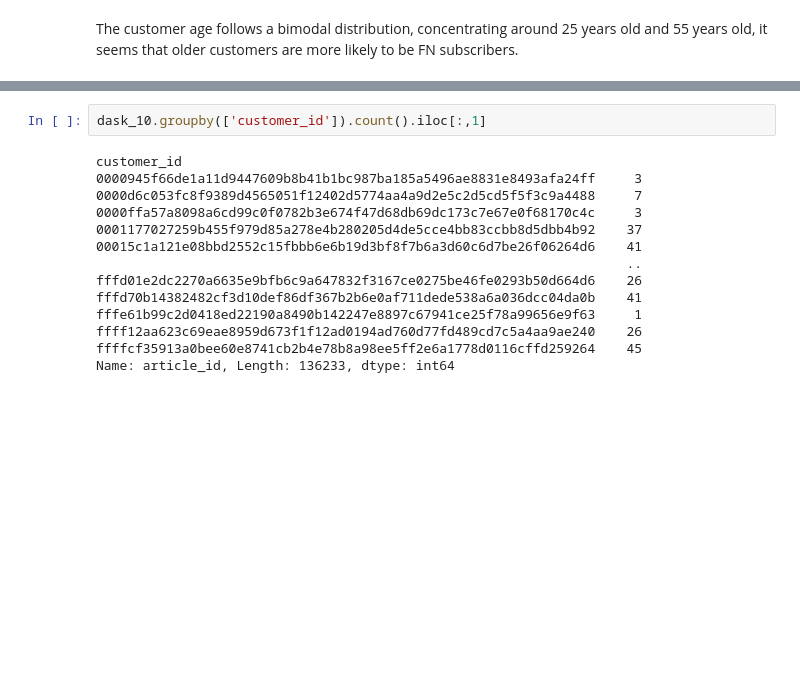
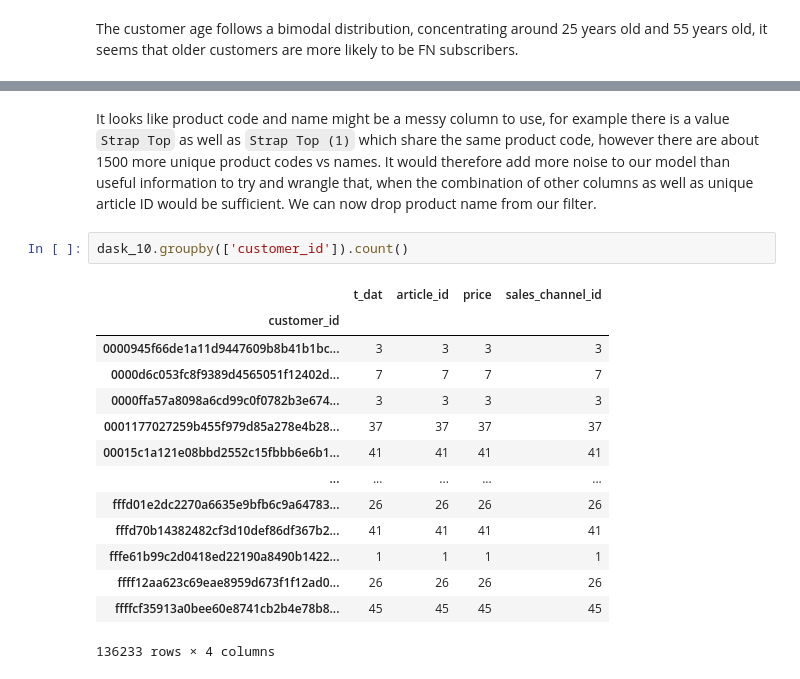
Before and after one commit to alegna12499/HM_Competition, a Jupyter notebook: hm_competition_notebook.ipynb, the cells around one changed output, grey strips where cells are left out. Drawn from its saved outputs; the diff is of its cells as text; blank space fills up the shorter version.

Commit message:
started classyfing customer purchases

```diff
--- a/hm_competition_notebook.ipynb
+++ b/hm_competition_notebook.ipynb
@@ -122,16 +175,19 @@ sample_10['customer_id'].iloc[0]
+# %% [markdown]
+It looks like product code and name might be a messy column to use, for example there is a value `Strap Top` as well as `Strap Top (1)` which share the same product code, however there are about 1500 more unique product codes vs names.  It would therefore add more noise to our model than useful information to try and wrangle that, when the combination of other columns as well as unique article ID would be sufficient. We can now drop product name from our filter.
 # %%
-dask_10.groupby(['customer_id']).count().iloc[:,1]
+dask_10.groupby(['customer_id']).count()
 # %% [output]
+|  | t_dat | article_id | price | sales_channel_id |
+| customer_id |  |  |  |  |
+| 0000945f66de1a11d9447609b8b41b1bc... | 3 | 3 | 3 | 3 |
+| 0000d6c053fc8f9389d4565051f12402d... | 7 | 7 | 7 | 7 |
+| 0000ffa57a8098a6cd99c0f0782b3e674... | 3 | 3 | 3 | 3 |
+| 0001177027259b455f979d85a278e4b28... | 37 | 37 | 37 | 37 |
+| 00015c1a121e08bbd2552c15fbbb6e6b1... | 41 | 41 | 41 | 41 |
+| ... | ... | ... | ... | ... |
+| fffd01e2dc2270a6635e9bfb6c9a64783... | 26 | 26 | 26 | 26 |
+| fffd70b14382482cf3d10def86df367b2... | 41 | 41 | 41 | 41 |
+| fffe61b99c2d0418ed22190a8490b1422... | 1 | 1 | 1 | 1 |
+| ffff12aa623c69eae8959d673f1f12ad0... | 26 | 26 | 26 | 26 |
+| ffffcf35913a0bee60e8741cb2b4e78b8... | 45 | 45 | 45 | 45 |
-customer_id
-0000945f66de1a11d9447609b8b41b1bc987ba185a5496ae8831e8493afa24ff     3
-0000d6c053fc8f9389d4565051f12402d5774aa4a9d2e5c2d5cd5f5f3c9a4488     7
-0000ffa57a8098a6cd99c0f0782b3e674f47d68db69dc173c7e67e0f68170c4c     3
-0001177027259b455f979d85a278e4b280205d4de5cce4bb83ccbb8d5dbb4b92    37
-00015c1a121e08bbd2552c15fbbb6e6b19d3bf8f7b6a3d60c6d7be26f06264d6    41
-                                                                    ..
-fffd01e2dc2270a6635e9bfb6c9a647832f3167ce0275be46fe0293b50d664d6    26
-fffd70b14382482cf3d10def86df367b2b6e0af711dede538a6a036dcc04da0b    41
-fffe61b99c2d0418ed22190a8490b142247e8897c67941ce25f78a99656e9f63     1
-ffff12aa623c69eae8959d673f1f12ad0194ad760d77fd489cd7c5a4aa9ae240    26
-ffffcf35913a0bee60e8741cb2b4e78b8a98ee5ff2e6a1778d0116cffd259264    45
-Name: article_id, Length: 136233, dtype: int64
+136233 rows × 4 columns
```
Also changed, not shown: parts of 5 cells of this notebook.
